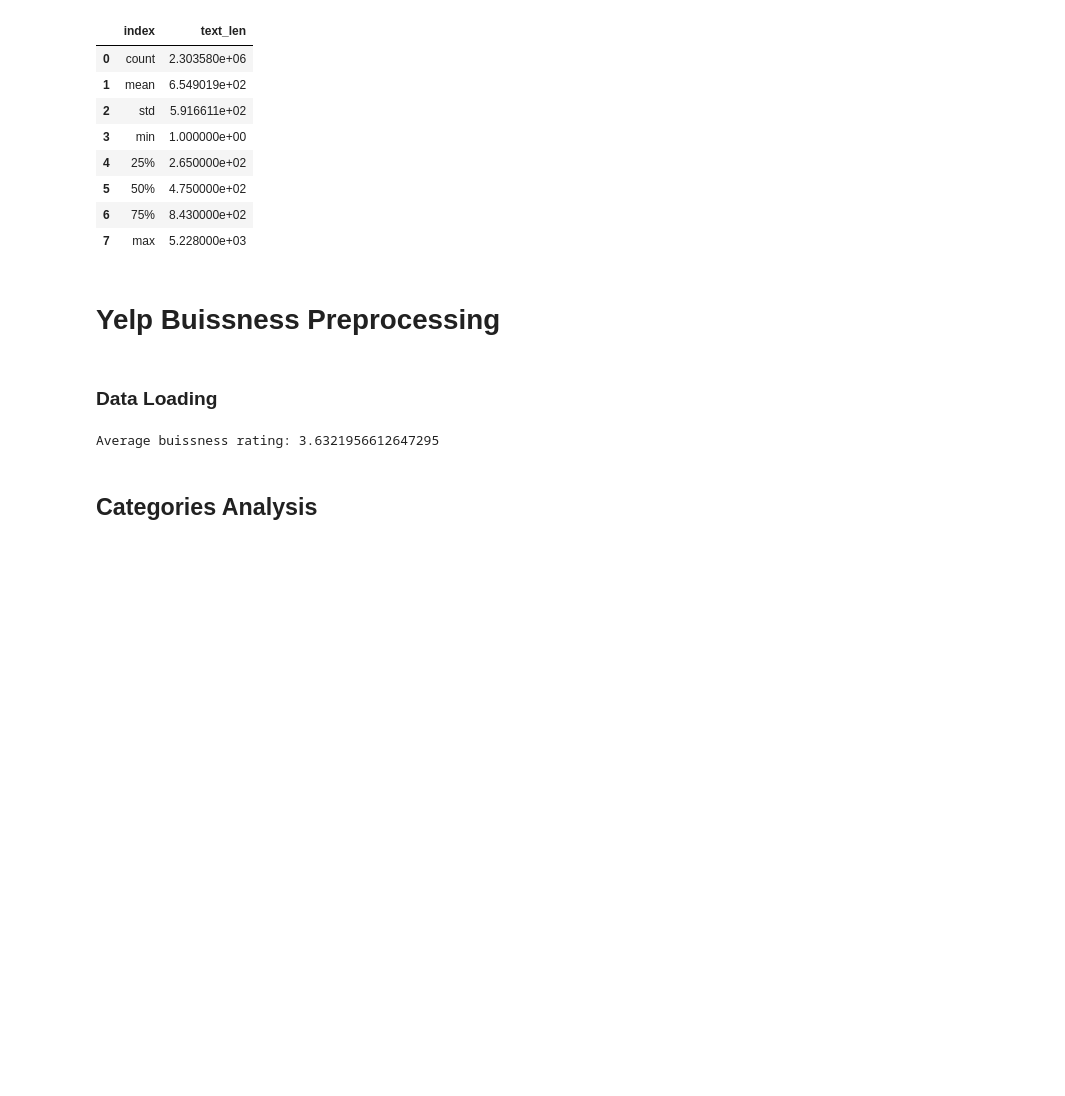
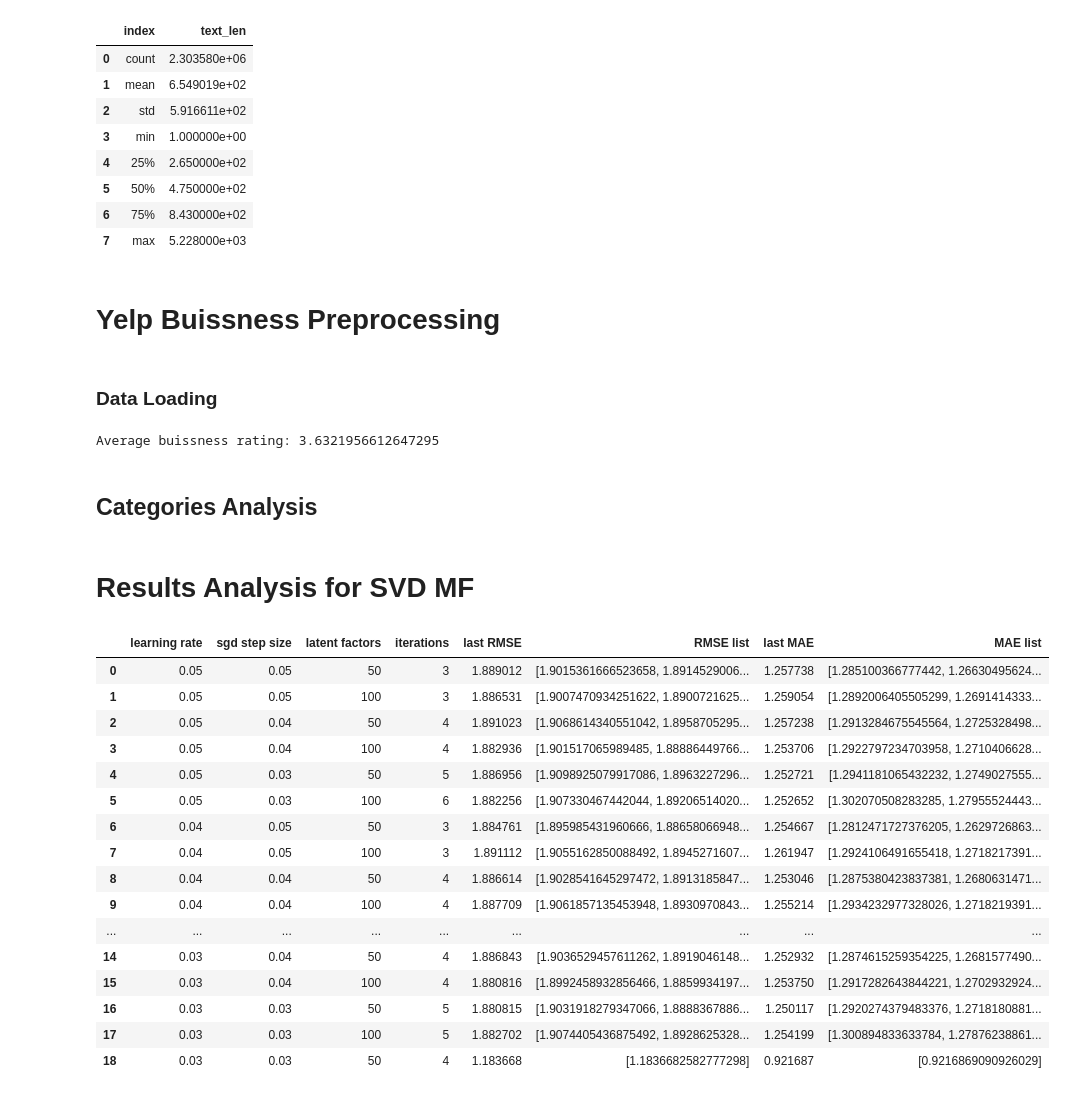
Before and after one commit to tamir-zec/RecommenderSystems, a Jupyter notebook: Assignment1/Analysis.ipynb, the cells around one changed output. Cells and saved outputs as stored; diff of their text form; code cells hidden in the pictures; blank space fills up the shorter version.

Commit message:
added the train validation results for graphs, need to remove later + some changes to jupyter

```diff
--- a/Assignment1/Analysis.ipynb
+++ b/Assignment1/Analysis.ipynb
@@ -165,3 +165,5 @@ buisness_encoding = pd.get_dummies(buisness_data['top '+str(top_n)+' categories'
 buisness_to_csv = pd.concat([buisness_data['business_id'],buisness_encoding],axis=1)
 # %%
 buisness_to_csv.to_csv('data/yelp_business_categories_matrix.csv',index=False)
+# %% [markdown]
+# Results Analysis for SVD MF
@@ -167,0 +173,2 @@ buisness_to_csv.to_csv('data/yelp_business_categories_matrix.csv',index=False)
+# %%
+SVD_results_data = pd.read_csv('results/basic_model_results.csv')
@@ -167,0 +177,20 @@ buisness_to_csv.to_csv('data/yelp_business_categories_matrix.csv',index=False)
+# %%
+SVD_results_data
+# %% [output]
+|  | learning rate | sgd step size | latent factors | iterations | last RMSE | RMSE list | last MAE | MAE list |
+| 0 | 0.05 | 0.05 | 50 | 3 | 1.889012 | [1.9015361666523658, 1.8914529006... | 1.257738 | [1.285100366777442, 1.26630495624... |
+| 1 | 0.05 | 0.05 | 100 | 3 | 1.886531 | [1.9007470934251622, 1.8900721625... | 1.259054 | [1.2892006405505299, 1.2691414333... |
+| 2 | 0.05 | 0.04 | 50 | 4 | 1.891023 | [1.9068614340551042, 1.8958705295... | 1.257238 | [1.2913284675545564, 1.2725328498... |
+| 3 | 0.05 | 0.04 | 100 | 4 | 1.882936 | [1.901517065989485, 1.88886449766... | 1.253706 | [1.2922797234703958, 1.2710406628... |
+| 4 | 0.05 | 0.03 | 50 | 5 | 1.886956 | [1.9098925079917086, 1.8963227296... | 1.252721 | [1.2941181065432232, 1.2749027555... |
+| 5 | 0.05 | 0.03 | 100 | 6 | 1.882256 | [1.907330467442044, 1.89206514020... | 1.252652 | [1.302070508283285, 1.27955524443... |
+| 6 | 0.04 | 0.05 | 50 | 3 | 1.884761 | [1.895985431960666, 1.88658066948... | 1.254667 | [1.2812471727376205, 1.2629726863... |
+| 7 | 0.04 | 0.05 | 100 | 3 | 1.891112 | [1.9055162850088492, 1.8945271607... | 1.261947 | [1.2924106491655418, 1.2718217391... |
+| 8 | 0.04 | 0.04 | 50 | 4 | 1.886614 | [1.9028541645297472, 1.8913185847... | 1.253046 | [1.2875380423837381, 1.2680631471... |
+| 9 | 0.04 | 0.04 | 100 | 4 | 1.887709 | [1.9061857135453948, 1.8930970843... | 1.255214 | [1.2934232977328026, 1.2718219391... |
+| ... | ... | ... | ... | ... | ... | ... | ... | ... |
+| 14 | 0.03 | 0.04 | 50 | 4 | 1.886843 | [1.9036529457611262, 1.8919046148... | 1.252932 | [1.2874615259354225, 1.2681577490... |
+| 15 | 0.03 | 0.04 | 100 | 4 | 1.880816 | [1.8992458932856466, 1.8859934197... | 1.253750 | [1.2917282643844221, 1.2702932924... |
+| 16 | 0.03 | 0.03 | 50 | 5 | 1.880815 | [1.9031918279347066, 1.8888367886... | 1.250117 | [1.2920274379483376, 1.2718180881... |
+| 17 | 0.03 | 0.03 | 100 | 5 | 1.882702 | [1.9074405436875492, 1.8928625328... | 1.254199 | [1.300894833633784, 1.27876238861... |
+| 18 | 0.03 | 0.03 | 50 | 4 | 1.183668 | [1.1836682582777298] | 0.921687 | [0.9216869090926029] |
```
Also changed, not shown: parts of 3 cells of this notebook, 3 other files.
